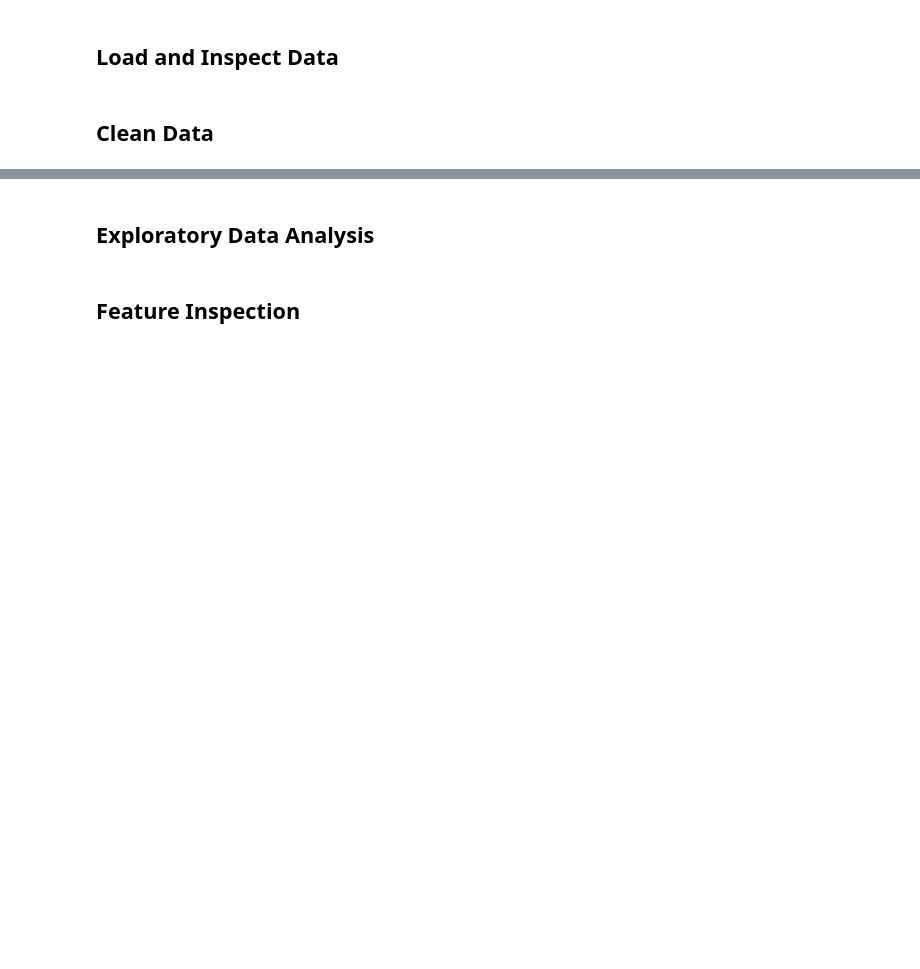
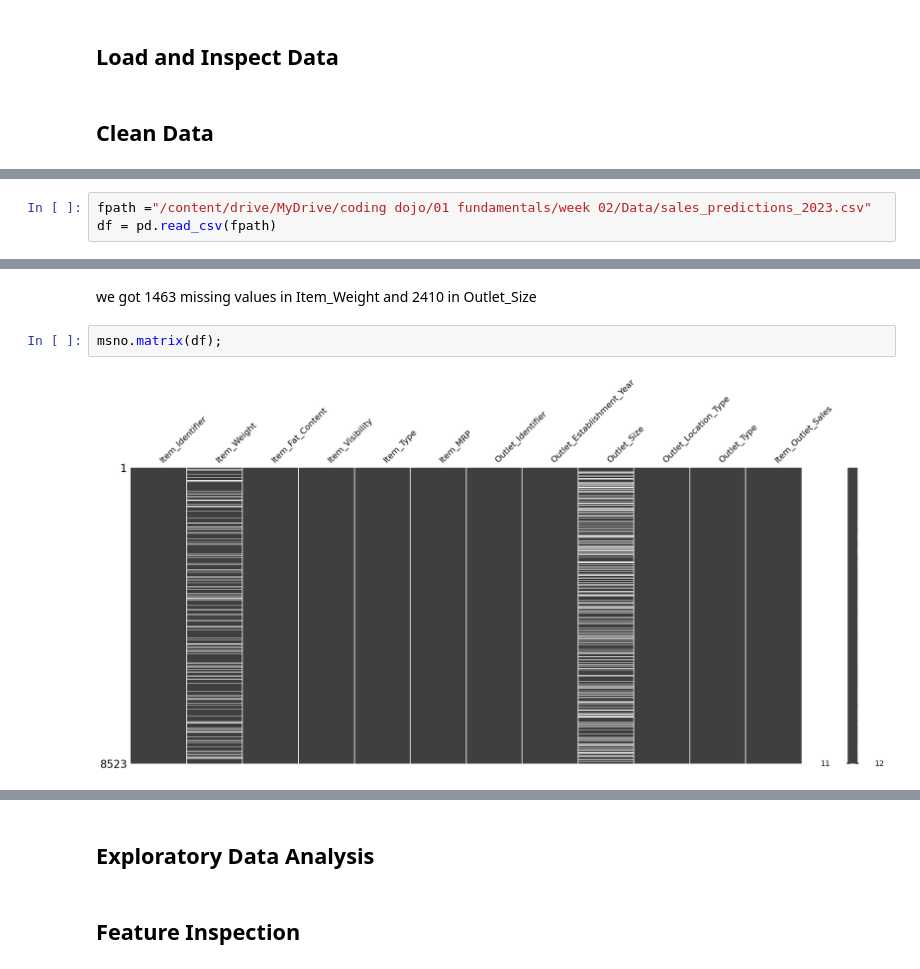
Before and after one commit to BakloutiMolka/Prediction-of-Product-Sales, a Jupyter notebook: Prediction_of_Product_Sales.ipynb, the cells around one changed output, grey strips where cells are left out. Drawn from its saved outputs; the diff is of its cells as text; blank space fills up the shorter version.

```diff
--- a/Prediction_of_Product_Sales.ipynb
+++ b/Prediction_of_Product_Sales.ipynb
@@ -12,0 +24,3 @@
+# %%
+fpath ="/content/drive/MyDrive/coding dojo/01 fundamentals/week 02/Data/sales_predictions_2023.csv"
+df = pd.read_csv(fpath)
@@ -12,0 +119,6 @@
+# %% [markdown]
+we got 1463 missing values in Item_Weight and 2410 in Outlet_Size
+# %%
+msno.matrix(df);
+# %% [output]
+[figure, added]
```
Also changed, not shown: parts of 30 cells of this notebook.
